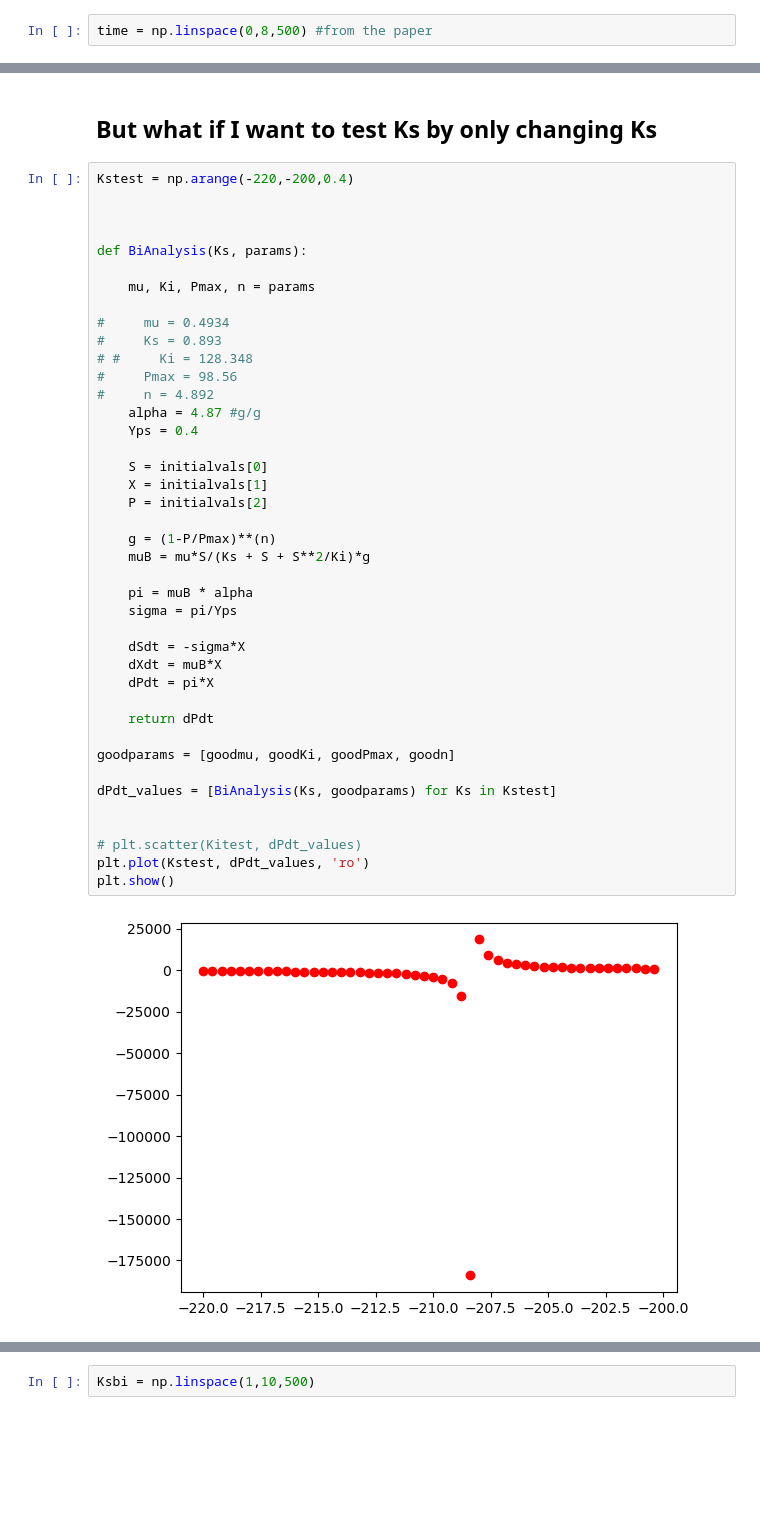
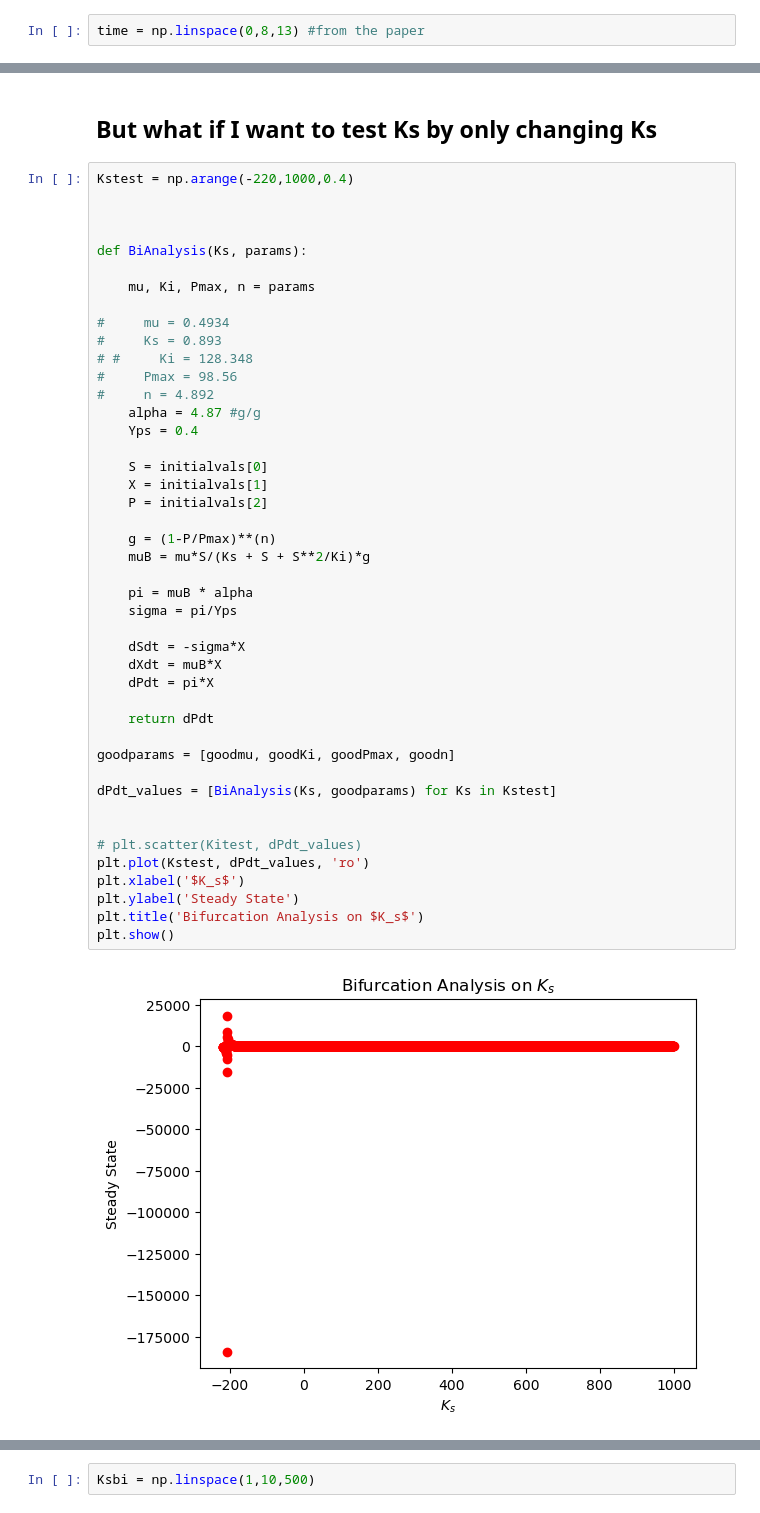
Before and after one commit to ashaheer1/Project-2, a Jupyter notebook: Project 2.ipynb, the cells around one changed output, grey strips where cells are left out. Drawn from its saved outputs; the diff is of its cells as text; blank space fills up the shorter version.

```diff
--- a/Project 2.ipynb
+++ b/Project 2.ipynb
@@ -6,7 +6,7 @@ import pandas as pd
 from scipy.optimize import minimize
 from scipy.optimize import fsolve
 # %%
-time = np.linspace(0,8,500) #from the paper
+time = np.linspace(0,8,13) #from the paper
 # %% [markdown]
 ## Parameters to find from the paper
 
@@ -475,7 +466,7 @@ plt.show()
 # %% [markdown]
 ## But what if I want to test Ks by only changing Ks
 # %%
-Kstest = np.arange(-220,-200,0.4)
+Kstest = np.arange(-220,1000,0.4)
 
 
 
@@ -489,31 +480,34 @@ def BiAnalysis(Ks, params):
 #     Pmax = 98.56
 #     n = 4.892
     alpha = 4.87 #g/g
     Yps = 0.4
 
     S = initialvals[0]
     X = initialvals[1]
     P = initialvals[2]
 
     g = (1-P/Pmax)**(n)
     muB = mu*S/(Ks + S + S**2/Ki)*g
 
     pi = muB * alpha
     sigma = pi/Yps
 
     dSdt = -sigma*X
     dXdt = muB*X
     dPdt = pi*X
 
     return dPdt
 
 goodparams = [goodmu, goodKi, goodPmax, goodn]
 
 dPdt_values = [BiAnalysis(Ks, goodparams) for Ks in Kstest]
 
 
 # plt.scatter(Kitest, dPdt_values)
 plt.plot(Kstest, dPdt_values, 'ro')
+plt.xlabel('$K_s$')
+plt.ylabel('Steady State')
+plt.title('Bifurcation Analysis on $K_s$')
 plt.show()
 # %% [output]
-[figure, old version]
+[figure, new version]
```
Also changed, not shown: parts of 37 cells of this notebook.
